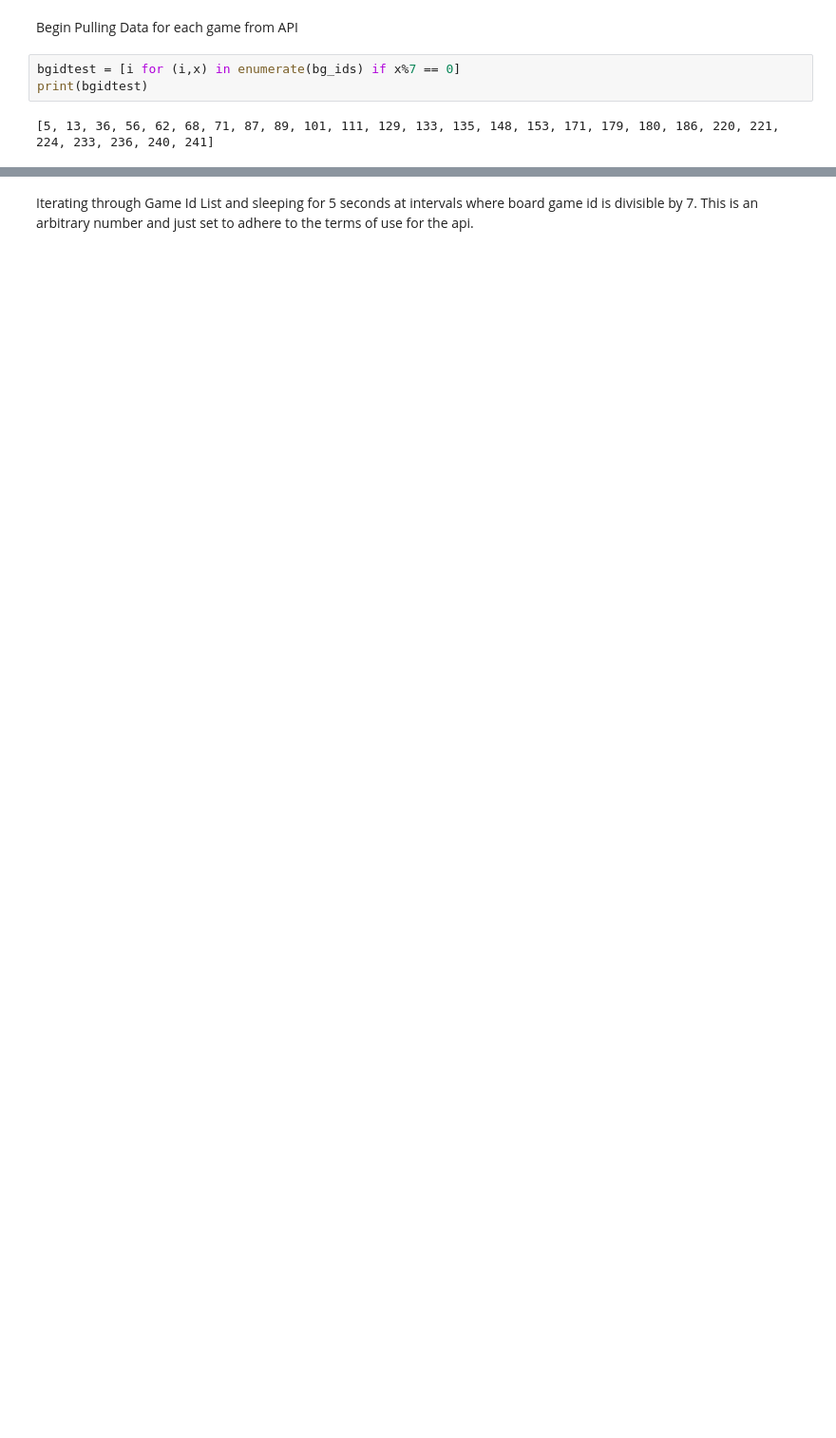
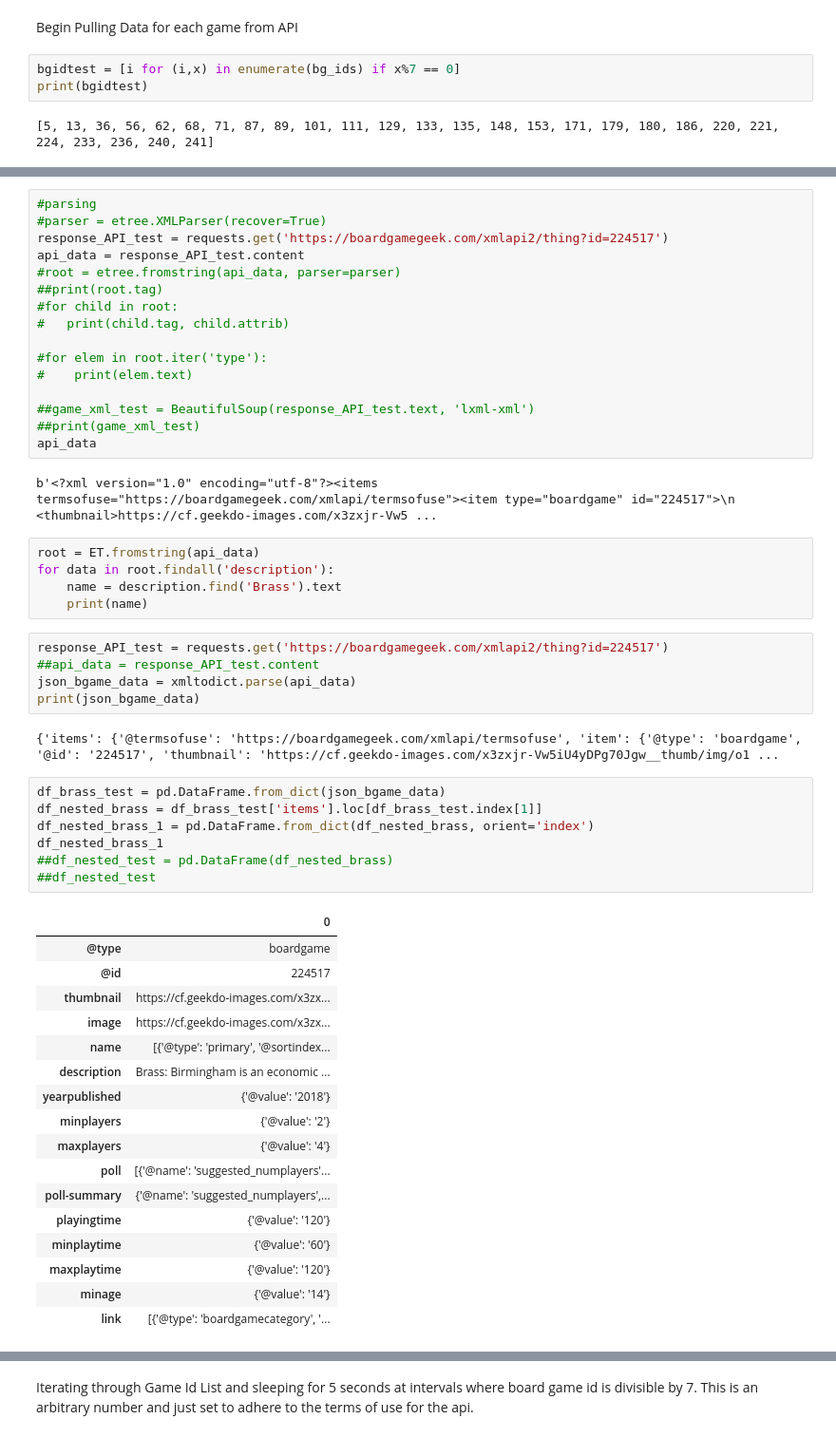
Before and after one commit to jashel08/board_games_capstone, a Jupyter notebook: Board_Games2.ipynb, the cells around one changed output, grey strips where cells are left out. Shown at 95% size. Saved outputs shown, nothing was run; the diff lists cells and outputs as text; blank space fills up the shorter version.

```diff
--- a/Board_Games2.ipynb
+++ b/Board_Games2.ipynb
@@ -166,0 +213,55 @@ print(bgidtest)
+# %%
+#parsing
+#parser = etree.XMLParser(recover=True)
+response_API_test = requests.get('https://boardgamegeek.com/xmlapi2/thing?id=224517')
+api_data = response_API_test.content
+#root = etree.fromstring(api_data, parser=parser)
+##print(root.tag)
+#for child in root:
+#   print(child.tag, child.attrib)
+
+#for elem in root.iter('type'):
+#    print(elem.text)
+
+##game_xml_test = BeautifulSoup(response_API_test.text, 'lxml-xml')
+##print(game_xml_test)
+api_data
+# %% [output]
+b'<?xml version="1.0" encoding="utf-8"?><items termsofuse="https://boardgamegeek.com/xmlapi/termsofuse"><item type="boardgame" id="224517">\n         <thumbnail>https://cf.geekdo-images.com/x3zxjr-Vw5 ...
+# %%
+root = ET.fromstring(api_data)
+for data in root.findall('description'):
+    name = description.find('Brass').text
+    print(name)
+# %%
+response_API_test = requests.get('https://boardgamegeek.com/xmlapi2/thing?id=224517')
+##api_data = response_API_test.content
+json_bgame_data = xmltodict.parse(api_data)
+print(json_bgame_data)
+# %% [output]
+{'items': {'@termsofuse': 'https://boardgamegeek.com/xmlapi/termsofuse', 'item': {'@type': 'boardgame', '@id': '224517', 'thumbnail': 'https://cf.geekdo-images.com/x3zxjr-Vw5iU4yDPg70Jgw__thumb/img/o1 ...
+# %%
+df_brass_test = pd.DataFrame.from_dict(json_bgame_data)
+df_nested_brass = df_brass_test['items'].loc[df_brass_test.index[1]]
+df_nested_brass_1 = pd.DataFrame.from_dict(df_nested_brass, orient='index')
+df_nested_brass_1
+##df_nested_test = pd.DataFrame(df_nested_brass)
+##df_nested_test
+# %% [output]
+|  | 0 |
+| @type | boardgame |
+| @id | 224517 |
+| thumbnail | https://cf.geekdo-images.com/x3zx... |
+| image | https://cf.geekdo-images.com/x3zx... |
+| name | [{'@type': 'primary', '@sortindex... |
+| description | Brass: Birmingham is an economic ... |
+| yearpublished | {'@value': '2018'} |
+| minplayers | {'@value': '2'} |
+| maxplayers | {'@value': '4'} |
+| poll | [{'@name': 'suggested_numplayers'... |
+| poll-summary | {'@name': 'suggested_numplayers',... |
+| playingtime | {'@value': '120'} |
+| minplaytime | {'@value': '60'} |
+| maxplaytime | {'@value': '120'} |
+| minage | {'@value': '14'} |
+| link | [{'@type': 'boardgamecategory', '... |
```
Also changed, not shown: parts of 11 cells of this notebook.
